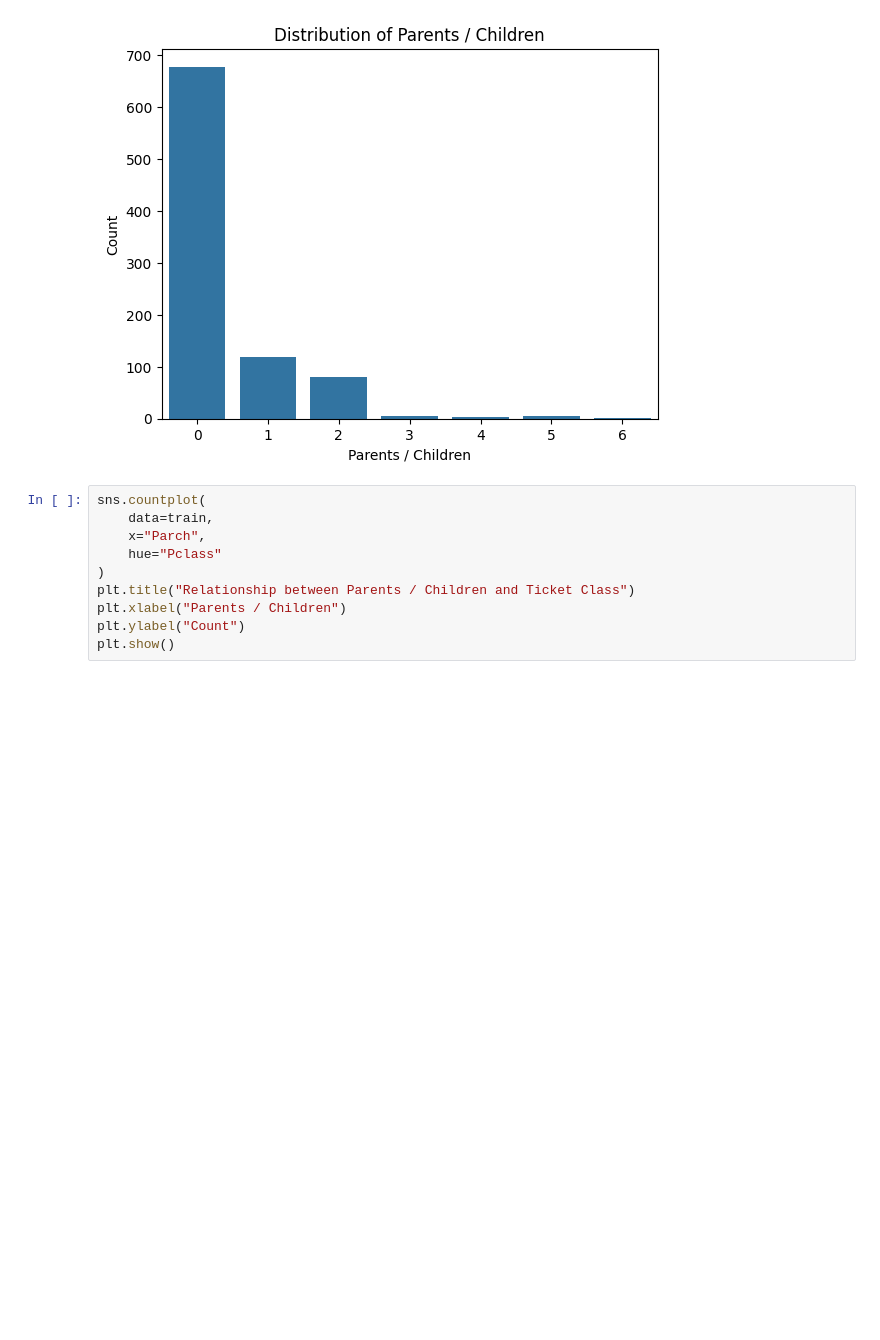
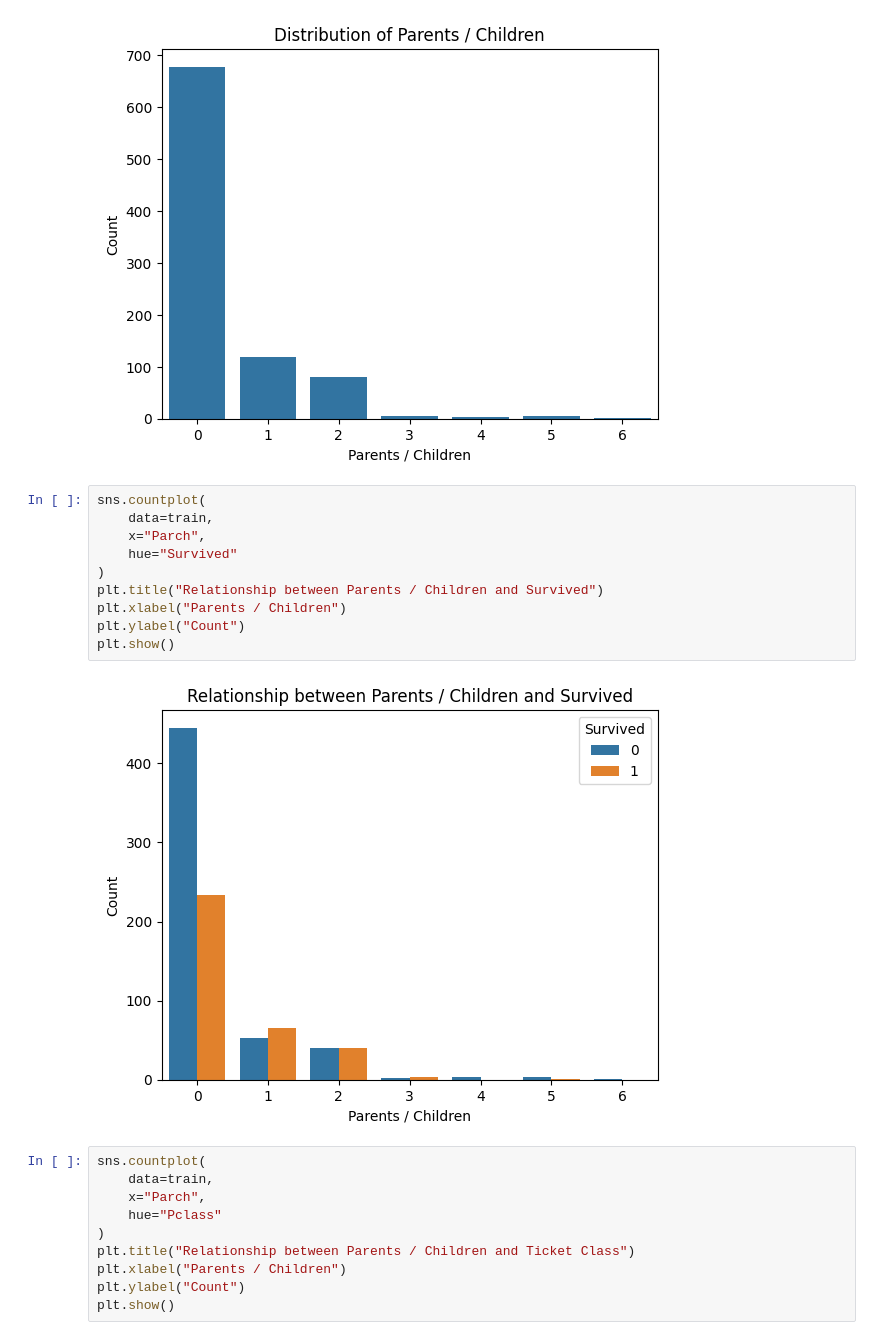
Before and after one commit to mchojna/titanic-competition, a Jupyter notebook: titanic.ipynb, the cells around one changed output. Drawn from its saved outputs; the diff is of its cells as text; blank space fills up the shorter version.

Commit message:
Prepared data

```diff
--- a/titanic.ipynb
+++ b/titanic.ipynb
@@ -632,6 +632,18 @@ plt.ylabel("Count")
 plt.show()
 # %% [output]
 [figure]
+# %%
+sns.countplot(
+    data=train,
+    x="Parch",
+    hue="Survived"
+)
+plt.title("Relationship between Parents / Children and Survived")
+plt.xlabel("Parents / Children")
+plt.ylabel("Count")
+plt.show()
+# %% [output]
+[figure, added]
 # %%
 sns.countplot(
     data=train,
```
Also changed, not shown: parts of 65 cells of this notebook.
